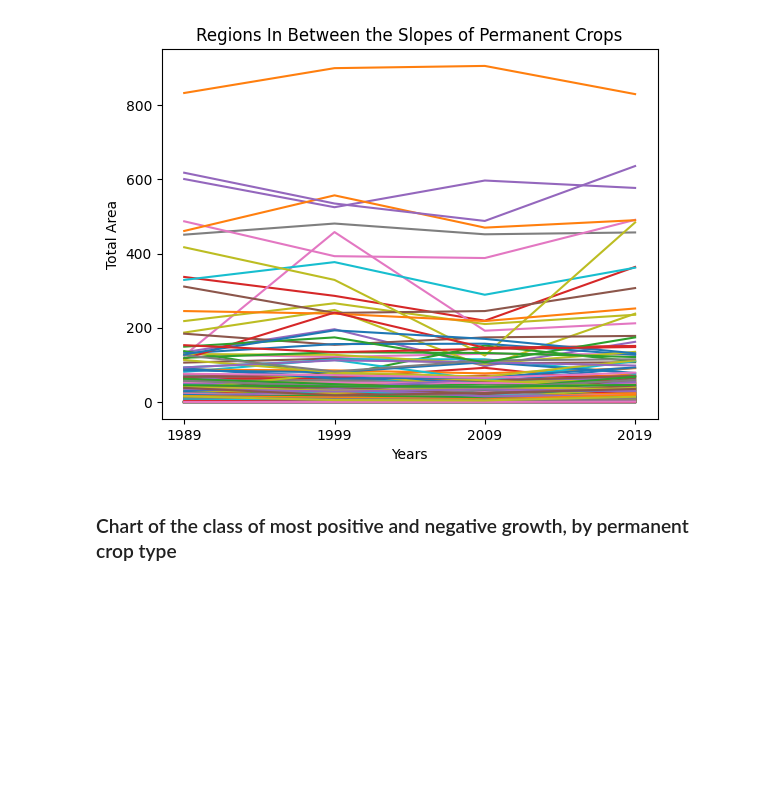
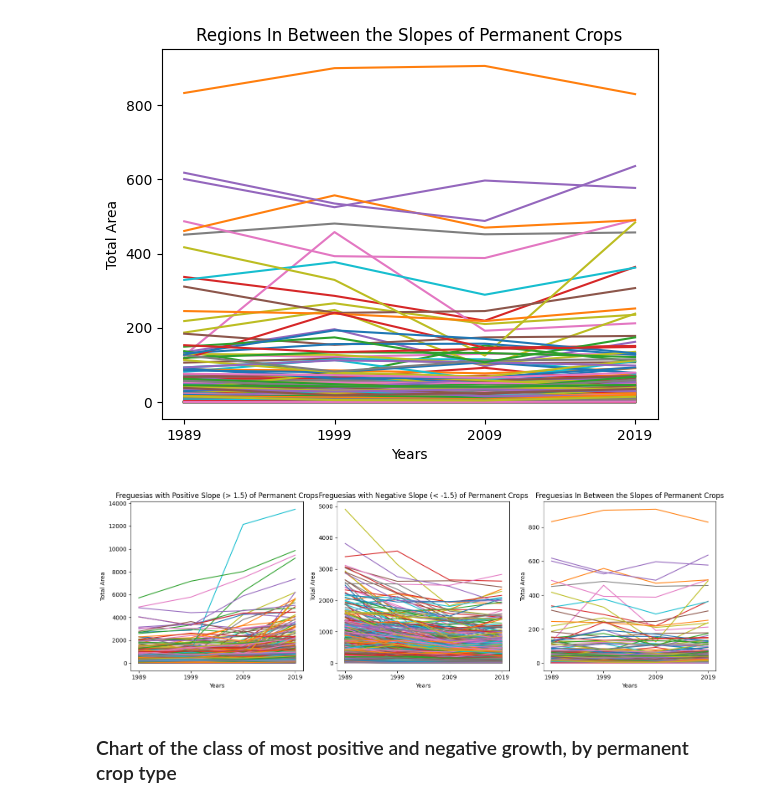
Before and after one commit to jfilipa1/AVCD_JE_VF, a Jupyter notebook: trendline_perms.ipynb, the cells around one changed output. Saved outputs shown, nothing was run; the diff lists cells and outputs as text; code cells hidden in the pictures; blank space fills up the shorter version.

```diff
--- a/trendline_perms.ipynb
+++ b/trendline_perms.ipynb
@@ -176,6 +176,81 @@ plt.show()
 [figure]
 [figure]
 [figure]
+# %%
+import pandas as pd
+import matplotlib.pyplot as plt
+import numpy as np
+
+# Load the data from a CSV file
+data = pd.read_csv('3_perm_crops.csv')
+
+# Step 2: Calculate the sum of the area for each region
+sum_area = data.groupby('region_name')[['Area_1989', 'Area_1999', 'Area_2009', 'Area_2019']].sum()
+
+# Step 3: Create the line plots for each class
+years = ['1989', '1999', '2009', '2019']
+regions = sum_area.index
+
+positive_slope_regions = []
+negative_slope_regions = []
+in_between_regions = []
+
+for region in regions:
+    # Calculate the trend line using linear regression
+    x = np.arange(len(years))
+    y = sum_area.loc[region].values
+    coeffs = np.polyfit(x, y, 1)
+    trend_line = np.poly1d(coeffs)
+
+    # Calculate the slope
+    slope = coeffs[0]
+
+    if slope > 1.5:
+        positive_slope_regions.append(region)
+    elif slope < -1.5:
+        negative_slope_regions.append(region)
+    else:
+        in_between_regions.append(region)
+
+# Create a single figure with three subplots
+fig, axes = plt.subplots(1, 3, figsize=(15, 5))
+
+# Plot the regions with positive slope
+axes[0].set_title('Freguesias with Positive Slope (> 1.5) of Permanent Crops')
+for region in positive_slope_regions:
+    x = np.arange(len(years))
+    y = sum_area.loc[region].values
+    axes[0].plot(years, y, label=region)
+axes[0].set_xlabel('Years')
+axes[0].set_ylabel('Total Area')
+#axes[0].legend()
+
+# Plot the regions with negative slope
+axes[1].set_title('Freguesias with Negative Slope (< -1.5) of Permanent Crops')
+for region in negative_slope_regions:
+    x = np.arange(len(years))
+    y = sum_area.loc[region].values
+    axes[1].plot(years, y, label=region)
+axes[1].set_xlabel('Years')
+axes[1].set_ylabel('Total Area')
+#axes[1].legend()
+
+# Plot the regions in between the slopes
+axes[2].set_title('Freguesias In Between the Slopes of Permanent Crops')
+for region in in_between_regions:
+    x = np.arange(len(years))
+    y = sum_area.loc[region].values
+    axes[2].plot(years, y, label=region)
+axes[2].set_xlabel('Years')
+axes[2].set_ylabel('Total Area')
+#axes[2].legend()
+
+# Adjust the layout and save the image
+plt.tight_layout()
+plt.savefig('images/combined_slopes_permanent.png')
+plt.show()
+# %% [output]
+[figure, added]
 # %% [markdown]
 ### Chart of the class of most positive and negative growth, by permanent crop type
 # %%
```
Also changed, not shown: parts of 1 cell of this notebook, 6 other files.
